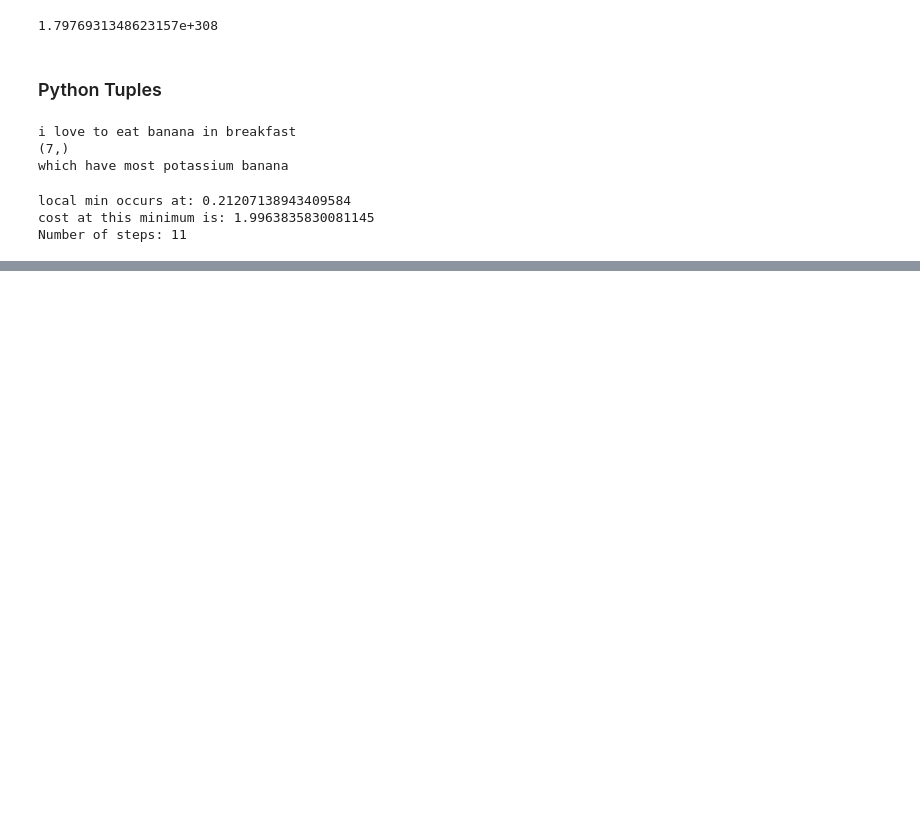
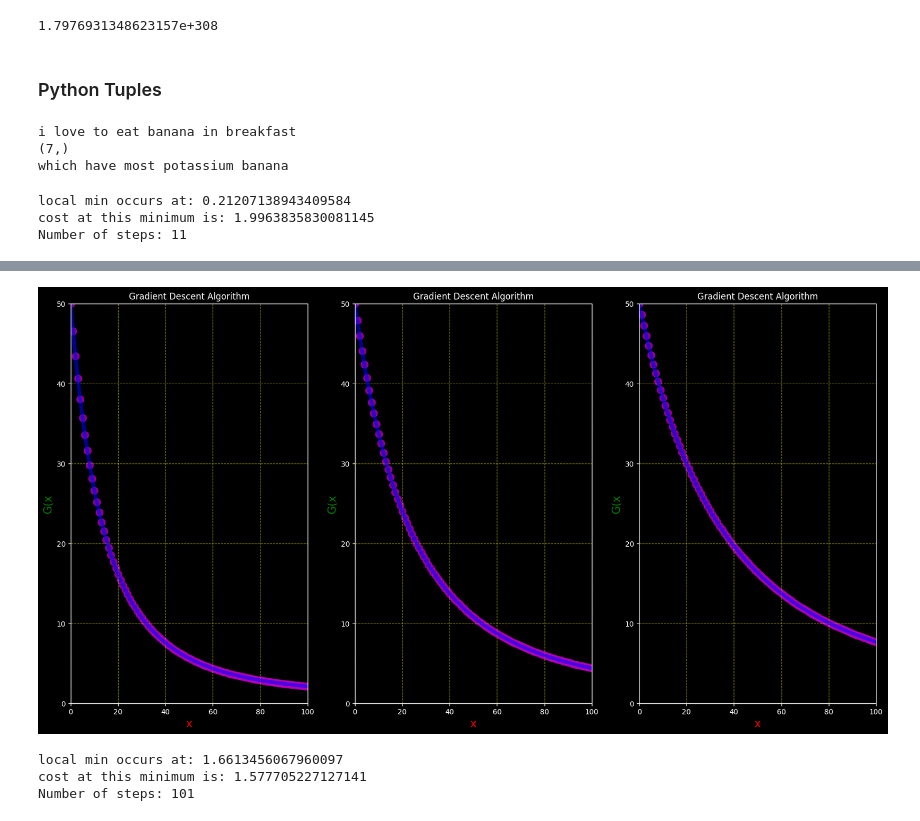
Before and after one commit to khushalpapnai/GEN-AI, a Jupyter notebook: DS - ML - AI - gen/Algorithm/gradientDescent.ipynb, the cells around one changed output, grey strips where cells are left out. Cells and saved outputs as stored; diff of their text form; code cells hidden in the pictures; blank space fills up the shorter version.

```diff
--- a/DS - ML - AI - gen/Algorithm/gradientDescent.ipynb
+++ b/DS - ML - AI - gen/Algorithm/gradientDescent.ipynb
@@ -357,0 +428,75 @@ Number of steps: 11
+# %%
+# what happen when we take multiplier so small
+n = 100
+# low gamma
+demo1 = GD(derivative_func=dg,initial=3,multiplier=0.0005,precision=0.0001,mat_iter=n)
+
+# mid gamma
+demo2 = GD(derivative_func=dg,initial=3,multiplier=0.0003,precision=0.0001,mat_iter=n)
+
+# high gamma
+demo3 = GD(derivative_func=dg,initial=3,multiplier=0.0002,precision=0.0001,mat_iter=n)
+
+
+pyl.figure(figsize=[20,10])
+
+# low gamma plotting
+pyl.subplot(1,3,1)
+pyl.xlim(0,n)
+pyl.ylim(0,50)
+pyl.title("Gradient Descent Algorithm")
+pyl.xlabel("x",color = "r", fontsize = 15)
+pyl.ylabel("G(x",color = "g", fontsize = 15)
+pyl.grid(True)
+pyl.style.use("dark_background")
+pyl.rcParams['grid.linestyle'] = '--'
+pyl.rcParams["grid.color"] = "y"
+
+low_value = np.array(demo1[0])
+iteration_list = list(range(0,n+1))
+pyl.plot(iteration_list,g(low_value),color = "b", linewidth = 5, alpha = 0.6)
+pyl.scatter(iteration_list,g(low_value),color = "m",s = 100,alpha=0.7)
+
+# mid gamma plotting
+pyl.subplot(1,3,2)
+pyl.xlim(0,n)
+pyl.ylim(0,50)
+pyl.title("Gradient Descent Algorithm")
+pyl.xlabel("x",color = "r", fontsize = 15)
+pyl.ylabel("G(x",color = "g", fontsize = 15)
+pyl.grid(True)
+pyl.style.use("dark_background")
+pyl.rcParams['grid.linestyle'] = '--'
+pyl.rcParams["grid.color"] = "y"
+
+mid_value = np.array(demo2[0])
+iteration_list = list(range(0,n+1))
+pyl.plot(iteration_list,g(mid_value),color = "b", linewidth = 5, alpha = 0.6)
+pyl.scatter(iteration_list,g(mid_value),color = "m",s = 100,alpha=0.7)
+
+# high gamma plotting
+pyl.subplot(1,3,3)
+pyl.xlim(0,n)
+pyl.ylim(0,50)
+pyl.title("Gradient Descent Algorithm")
+pyl.xlabel("x",color = "r", fontsize = 15)
+pyl.ylabel("G(x",color = "g", fontsize = 15)
+pyl.grid(True)
+pyl.style.use("dark_background")
+pyl.rcParams['grid.linestyle'] = '--'
+pyl.rcParams["grid.color"] = "y"
+
+high_value = np.array(demo3[0])
+iteration_list = list(range(0,n+1))
+pyl.plot(iteration_list,g(high_value),color = "b", linewidth = 5, alpha = 0.6)
+pyl.scatter(iteration_list,g(high_value),color = "m",s = 100,alpha=0.7)
+pyl.show()
+
+print("local min occurs at:", local_min)
+print("cost at this minimum is:", g(local_min))
+print("Number of steps:",len(list_x))
+# %% [output]
+[figure, added]
+local min occurs at: 1.6613456067960097
+cost at this minimum is: 1.577705227127141
+Number of steps: 101
```
Also changed, not shown: parts of 16 cells of this notebook.
